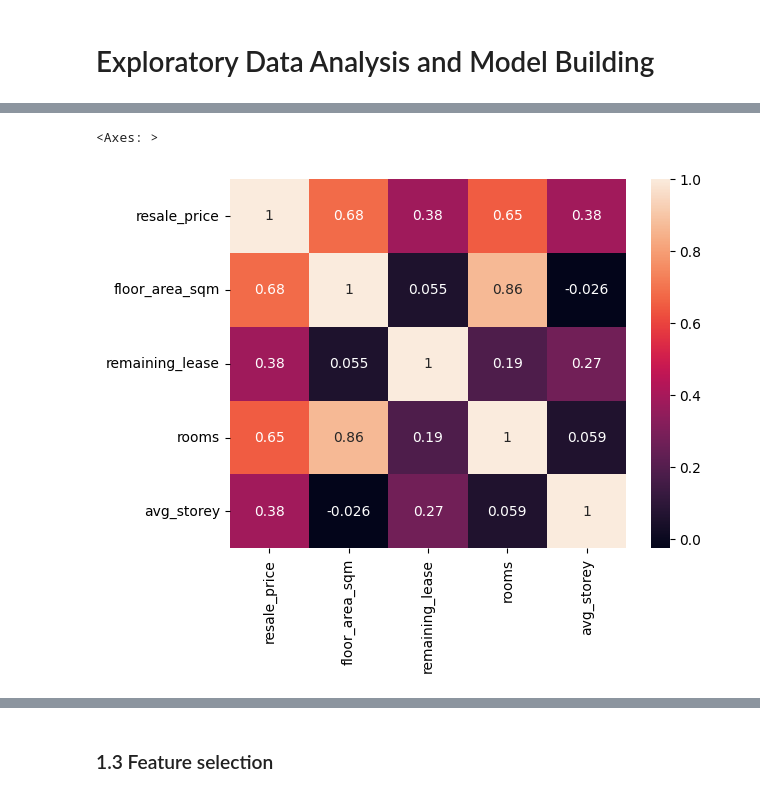
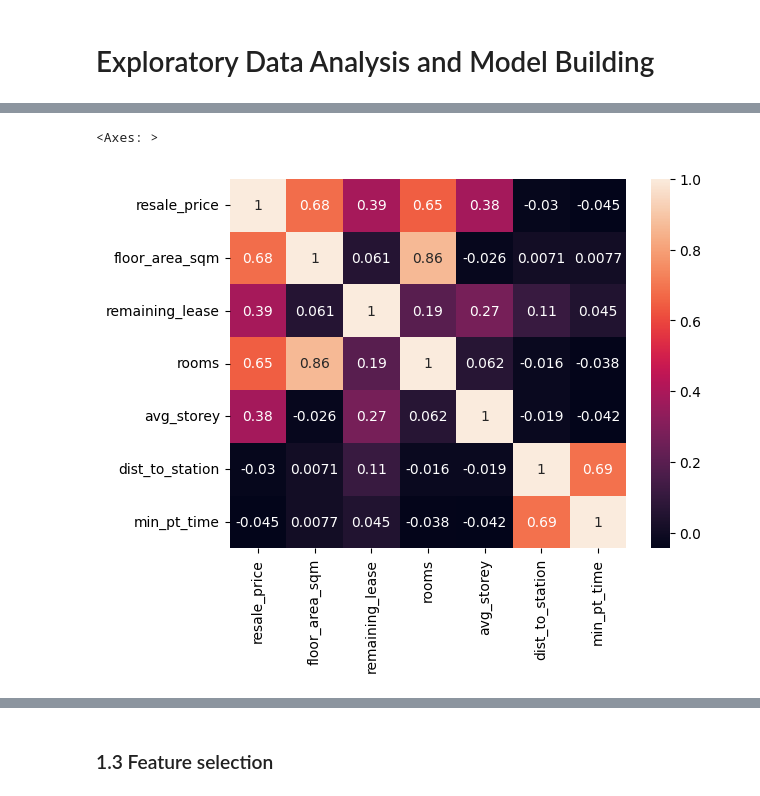
Before and after one commit to sienlonglim/ml_webapp, a Jupyter notebook: model_building.ipynb, the cells around one changed output, grey strips where cells are left out. Cells and saved outputs as stored; diff of their text form; code cells hidden in the pictures.

```diff
--- a/model_building.ipynb
+++ b/model_building.ipynb
@@ -12,6 +12,6 @@ from sklearn.ensemble import RandomForestRegressor, GradientBoostingRegressor
 # %% [markdown]
 # Exploratory Data Analysis and Model Building
 # %%
-df = pd.read_csv('static/2023_APR.csv', index_col='_id')
+df = pd.read_csv('static/2023_APR.csv', index_col=0)
 df.head()
 # %% [output]
@@ -33,0 +35,3 @@ df.head()
+# %%
+display(df[df['dist_to_station'].isna()])
+df.dropna(inplace=True)
@@ -38,9 +93,9 @@ df.head()
 # %%
-impt_features = df[['resale_price', 'floor_area_sqm', 'remaining_lease', 'rooms', 'avg_storey']]
+impt_features = df[['resale_price', 'floor_area_sqm', 'remaining_lease', 'rooms', 'avg_storey', 'dist_to_station', 'min_pt_time']]
 sns.heatmap(impt_features.corr(), annot=True)
 # %% [output]
 <Axes: >
-[figure, old version]
+[figure, new version]
 # %%
 sns.pairplot(impt_features)
 plt.show()
```
Also changed, not shown: parts of 26 cells of this notebook.
